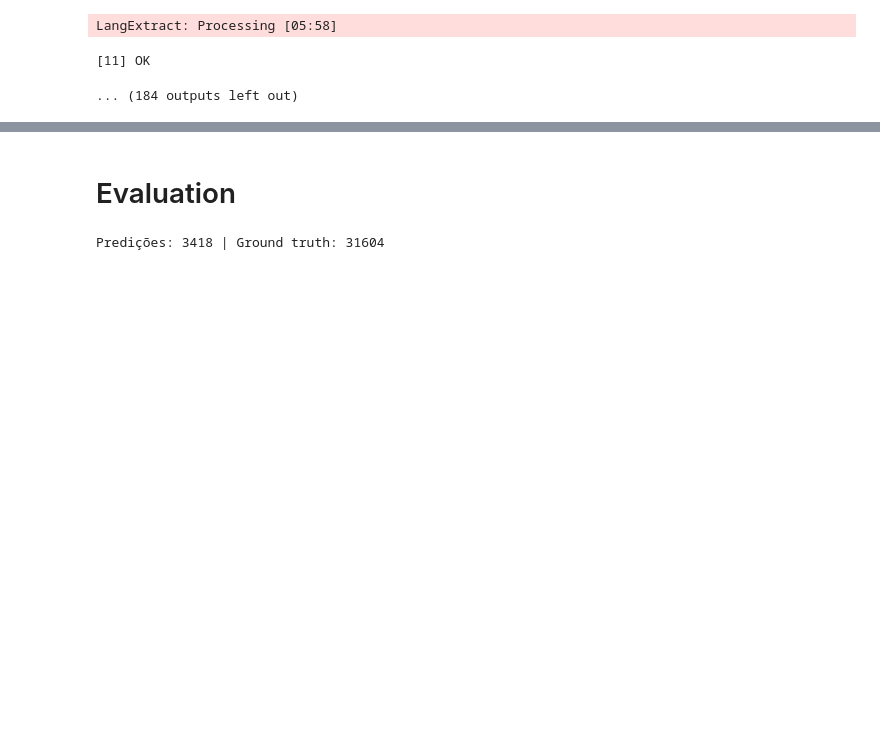
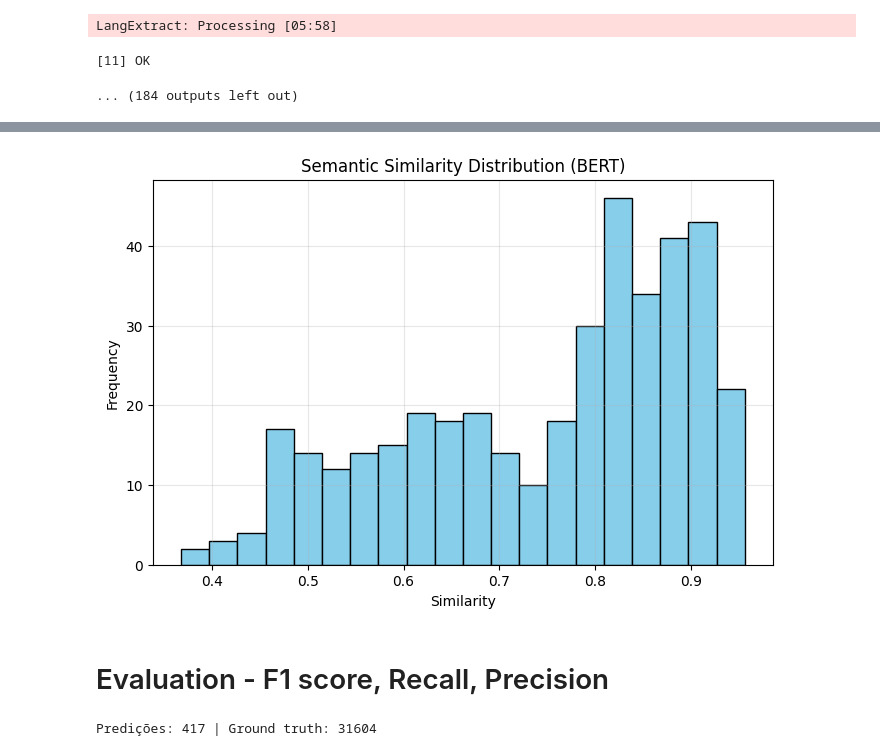
Before and after one commit to jvfd3/JSONLLM, a Jupyter notebook: langextract_pipeline/notebooks/langextract_test.ipynb, the cells around one changed output, grey strips where cells are left out. Cells and saved outputs as stored; diff of their text form; code cells hidden in the pictures; blank space fills up the shorter version.

Commit message:
FEAT: Semantic Similarity with BERT

```diff
--- a/langextract_pipeline/notebooks/langextract_test.ipynb
+++ b/langextract_pipeline/notebooks/langextract_test.ipynb
@@ -330,0 +447,18 @@ with open("ae110k_json_structured.jsonl", "w", encoding="utf-8") as f:
+# %%
+import torch
+from transformers import BertTokenizer, BertModel
+from torch.nn.functional import cosine_similarity
+
+tokenizer = BertTokenizer.from_pretrained("bert-base-uncased")
+bert_model = BertModel.from_pretrained("bert-base-uncased")
+
+def bert_embed(text):
+    inputs = tokenizer(text, return_tensors="pt", truncation=True, padding=True)
+    with torch.no_grad():
+        outputs = bert_model(**inputs)
+    return outputs.last_hidden_state.mean(dim=1).squeeze() # mean pooling
+
+def semantic_similarity(a, b):
+    emb_a = bert_embed(a)
+    emb_b = bert_embed(b)
+    return float(cosine_similarity(emb_a, emb_b, dim=0))
@@ -331,5 +538,17 @@ with open("ae110k_json_structured.jsonl", "w", encoding="utf-8") as f:
+# %%
+import matplotlib.pyplot as plt
+
+plt.figure(figsize=(8,5))
+plt.hist(semantic_scores, bins=20, color='skyblue', edgecolor='black')
+plt.title("Semantic Similarity Distribution (BERT)")
+plt.xlabel("Similarity")
+plt.ylabel("Frequency")
+plt.grid(alpha=0.3)
+plt.show()
+# %% [output]
+[figure, added]
 # %% [markdown]
-# Evaluation
+# Evaluation - F1 score, Recall, Precision
 # %%
 import json
 from datasets import load_dataset
@@ -339,8 +561,8 @@ import ast
 # %%
 dataset = load_dataset("av-generation/ae-110k-dataset")
 
-predictions = [json.loads(line) for line in open("ae110k_extractions.jsonl")]
+predictions = [json.loads(line) for line in open("/home/offerwise/Documents/JSONLLM/langextract_pipeline/notebooks/ae110k_extractions_cot.jsonl")]
 
 print(f"Predições: {len(predictions)} | Ground truth: {len(dataset['train'])}")
 # %% [output]
-Predições: 3418 | Ground truth: 31604
+Predições: 417 | Ground truth: 31604
```
Also changed, not shown: parts of 10 cells of this notebook, 3 other files.
